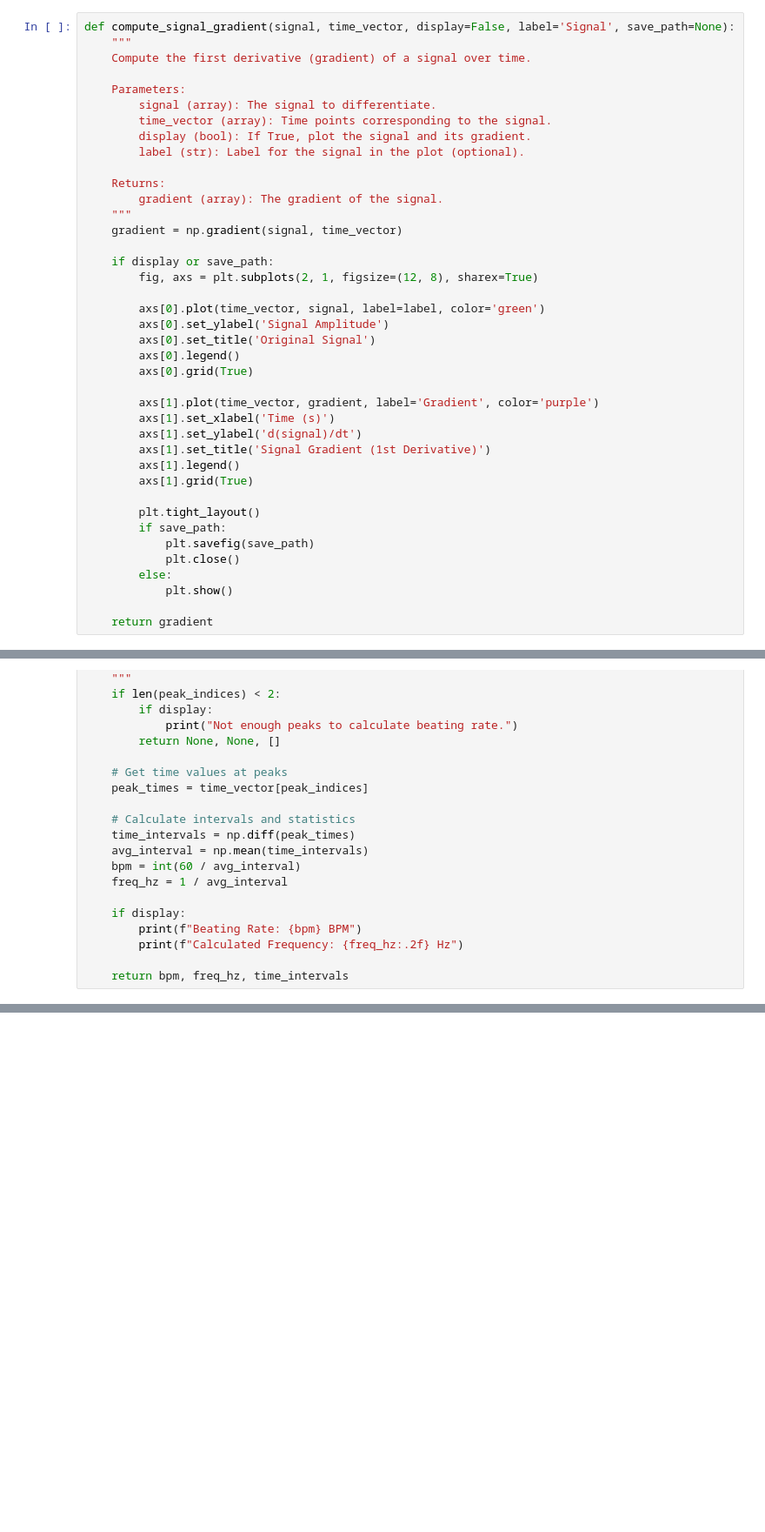
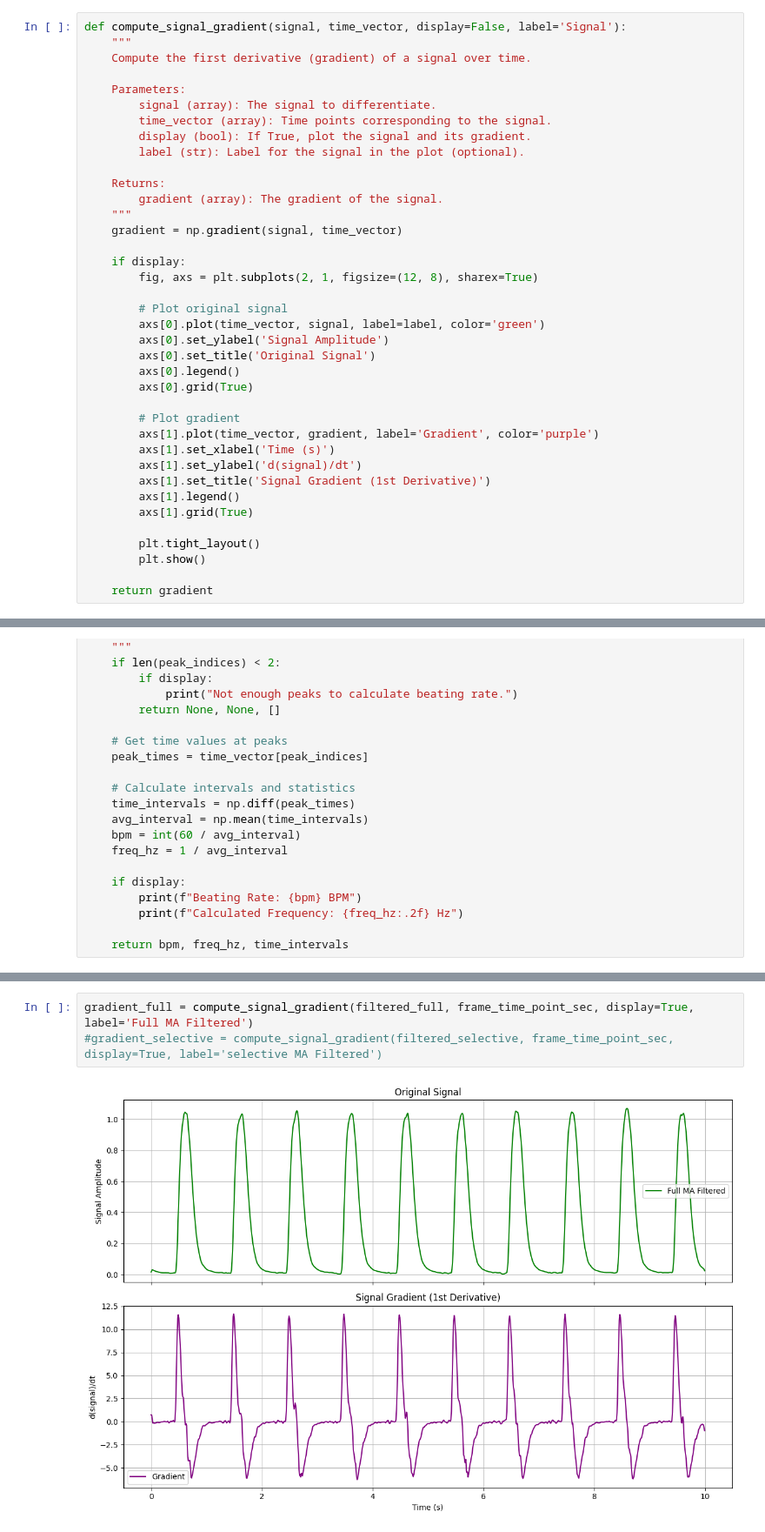
Before and after one commit to dor-ch/Caspi-s-Lab, a Jupyter notebook: processing and parameters from FF algo.ipynb, the cells around one changed output, grey strips where cells are left out. Shown at 87% size. Drawn from its saved outputs; the diff is of its cells as text; blank space fills up the shorter version.

```diff
--- a/processing and parameters from FF algo.ipynb
+++ b/processing and parameters from FF algo.ipynb
@@ -63,5 +92,5 @@ def preprocess_selective_moving_avg(contraction_stress, frame_time_point, window
 # %%
-def compute_signal_gradient(signal, time_vector, display=False, label='Signal', save_path=None):
+def compute_signal_gradient(signal, time_vector, display=False, label='Signal'):
     """
     Compute the first derivative (gradient) of a signal over time.
 
@@ -76,15 +105,17 @@ def compute_signal_gradient(signal, time_vector, display=False, label='Signal',
     """
     gradient = np.gradient(signal, time_vector)
 
-    if display or save_path:
+    if display:
         fig, axs = plt.subplots(2, 1, figsize=(12, 8), sharex=True)
 
+        # Plot original signal
         axs[0].plot(time_vector, signal, label=label, color='green')
         axs[0].set_ylabel('Signal Amplitude')
         axs[0].set_title('Original Signal')
         axs[0].legend()
         axs[0].grid(True)
 
+        # Plot gradient
         axs[1].plot(time_vector, gradient, label='Gradient', color='purple')
         axs[1].set_xlabel('Time (s)')
         axs[1].set_ylabel('d(signal)/dt')
@@ -93,11 +124,7 @@ def compute_signal_gradient(signal, time_vector, display=False, label='Signal',
         axs[1].grid(True)
 
         plt.tight_layout()
-        if save_path:
-            plt.savefig(save_path)
-            plt.close()
-        else:
-            plt.show()
+        plt.show()
 
     return gradient
 # %%
@@ -601,0 +424,5 @@ Saved: C:\Users\CaspiLab\Desktop\smarthreart - Dor's codes\18 TIFFS for comperis
+# %%
+gradient_full = compute_signal_gradient(filtered_full, frame_time_point_sec, display=True, label='Full MA Filtered')
+#gradient_selective = compute_signal_gradient(filtered_selective, frame_time_point_sec, display=True, label='selective MA Filtered')
+# %% [output]
+[figure, added]
```
Also changed, not shown: parts of 39 cells of this notebook.
